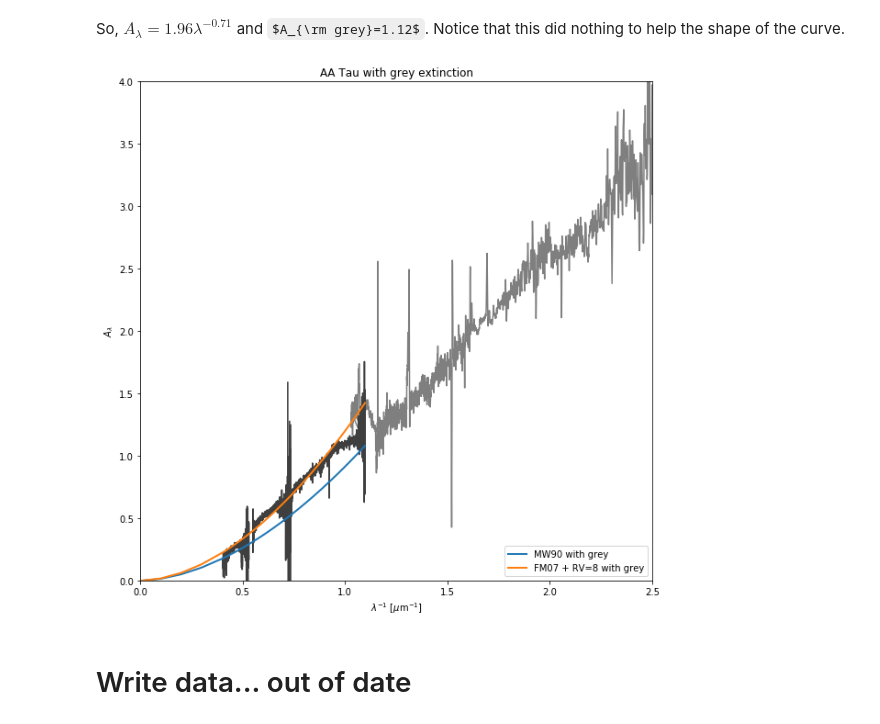
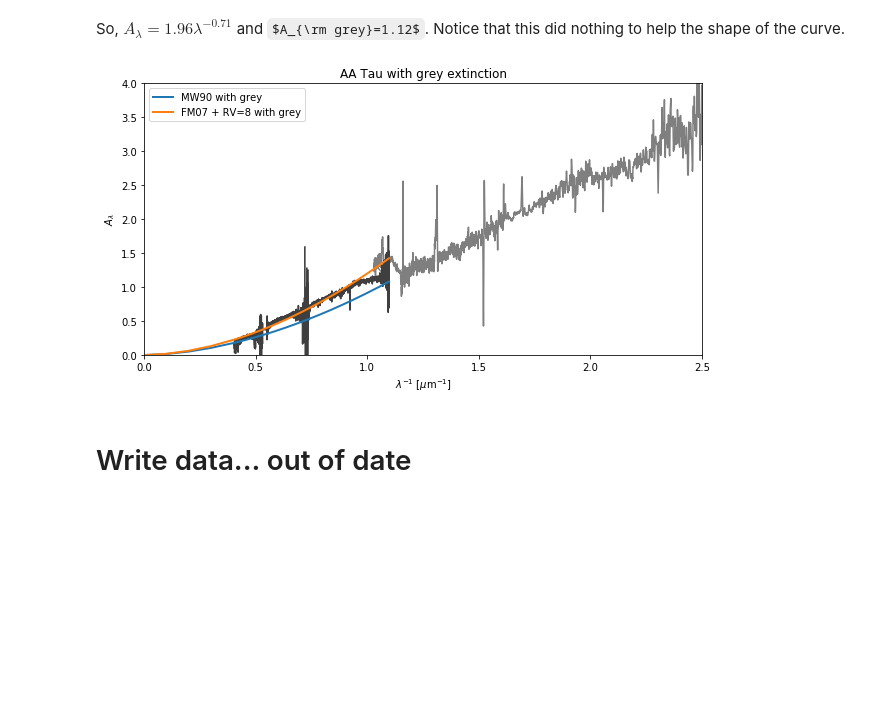
Before and after one commit to krislars/AA_Tau_Covey, a Jupyter notebook: AATau_data.ipynb, the cells around one changed output. Cells and saved outputs as stored; diff of their text form; code cells hidden in the pictures; some formulas as TeX source; blank space fills up the shorter version.

Commit message:
Append paper figures onto AATau_data

```diff
--- a/AATau_data.ipynb
+++ b/AATau_data.ipynb
@@ -988,17 +999,0 @@ There is something strange about the FM09 function.  Changing alpha should not c
-# %%
-a = np.linspace(-10,20,100)
-b = np.linspace(1,3,100)
-x,y = np.meshgrid(a, b)
-z = FM09(1,x,3.0,y) # initialize
-
-for i in range(100):
-    for j in range(100):
-        z[i,j]=np.sqrt(np.sum((notel_ext-FM09(notel_wav,a[i],3.0,b[j]))**2.0))
-
-
-plt.pcolor(x,y,z,cmap='RdBu')
-plt.colorbar()
-plt.contour(x,y,z,15,colors='k')
-plt.xlabel('Av')
-plt.ylabel('alpha')
-plt.title('AA Tau: FM09 NIR residual sum')
@@ -1007,0 +1002,18 @@ plt.title('AA Tau: FM09 NIR residual sum')
+# %%
+a = np.linspace(-5,10,100) # Av
+b = np.linspace(1,8,100) # Rv
+c = np.linspace(0,3,100) # alpha
+aa, bb = np.meshgrid(a, b)
+bb, cc = np.meshgrid(b, c)
+cc, aa = np.meshgrid(c, a)
+
+z_a2 =     FM09(1, 2.0, bb, cc) # initialize and 1 micron
+z_r3 =     FM09(1, aa, 3.0, cc) # initialize and 1 micron
+z_alpha25= FM09(1, aa, bb, 2.5) # initialize and 1 micron
+
+
+for i in range(100):
+    for j in range(100):
+        z_a2[i,j]=np.sqrt(np.sum((notel_ext-FM09(notel_wav,2.0,b[i],c[j]))**2.0))
+        z_r3[i,j]=np.sqrt(np.sum((notel_ext-FM09(notel_wav,a[i],3.0,c[j]))**2.0))
+        z_alpha25[i,j]=np.sqrt(np.sum((notel_ext-FM09(notel_wav,a[i],b[j],2.5))**2.0))
@@ -1075,29 +1116,29 @@ cfit10,cerr10
 # %% [markdown]
 So, $A_\lambda = 1.96\lambda^{-0.71}$ and $A_{\rm grey}=1.12$.  Notice that this did nothing to help the shape of the curve.
 # %%
-fig,ax1=plt.subplots(1,1,figsize=(10,10))
+fig,ax1=plt.subplots(1,1,figsize=(10,5))
 
 Agrey=0.25
 
 y=IRext_dec02
 x=IRwavelength_dec02
 
 fill=1/np.array([0.3,.2,.1,.01])
 
 ax1.plot(1/x,y+Agrey,'black',alpha=0.5)
 ax1.plot(1/allwav_dec02,ext_dec02+Agrey,'black',alpha=0.5)
 ax1.plot(np.append(1/x,1/fill),powlaw(np.append(x,fill),(Av+Agrey)*0.4,-1.8),label='MW90 with grey',linewidth=2)
 ax1.plot(np.append(1/x,1/fill),FM07(np.append(x,fill),(Av+Agrey),8),label='FM07 + RV=8 with grey',linewidth=2)
 
 ax1.set_xlabel('$\lambda^{-1}$ [$\mu$m$^{-1}$]')
 ax1.set_ylabel('$A_\lambda$')
 # ax1.title('test')
 ax1.legend(loc='best')
 ax1.set_title('AA Tau with grey extinction')
 ax1.set_ylim(0,4)
 ax1.set_xlim(0,2.5)
 fig.show()
 # %% [output]
-[figure, old version]
+[figure, new version]
 # %% [markdown]
 # Write data... out of date
```
Also changed, not shown: parts of 58 cells of this notebook, 1 other file.
